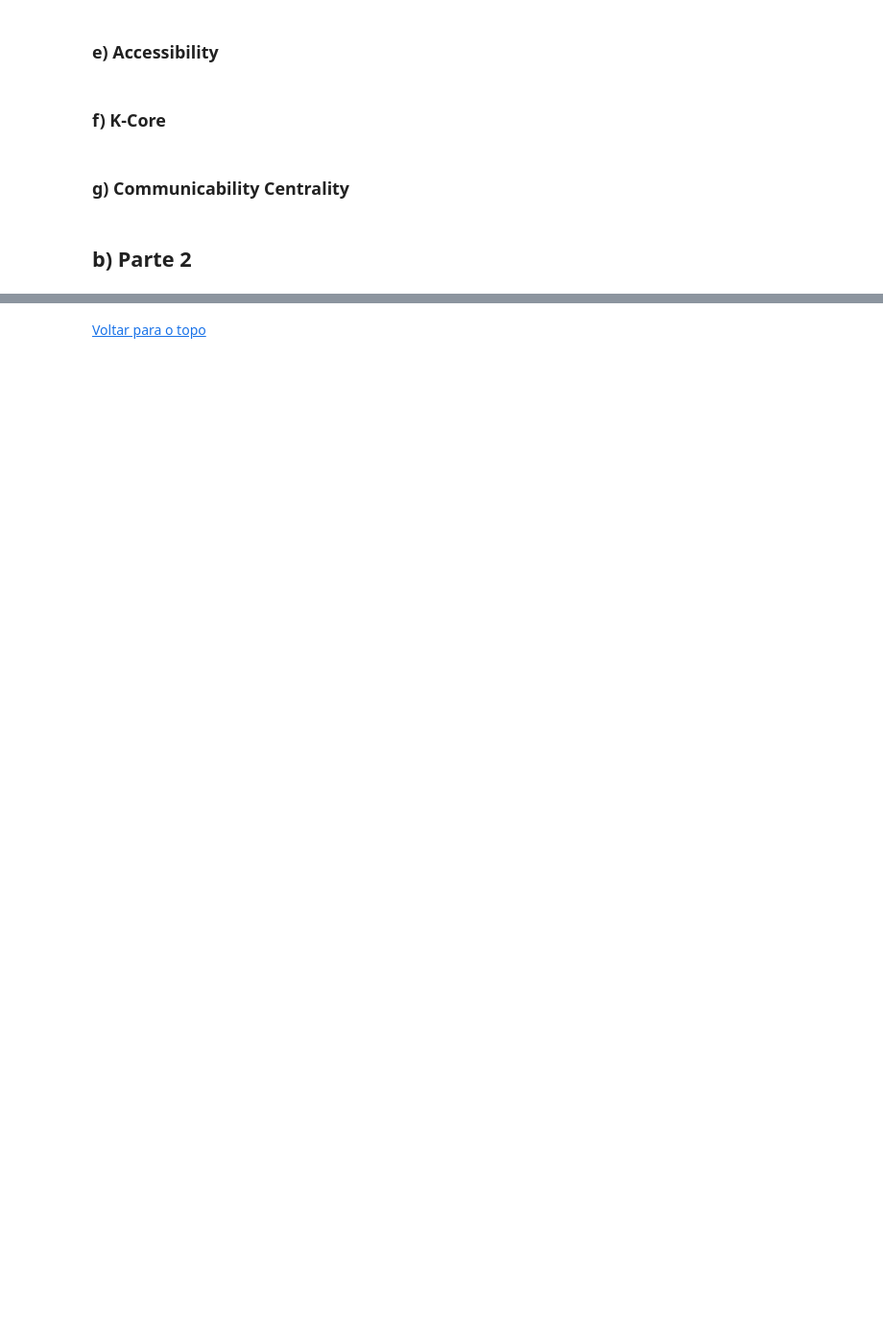
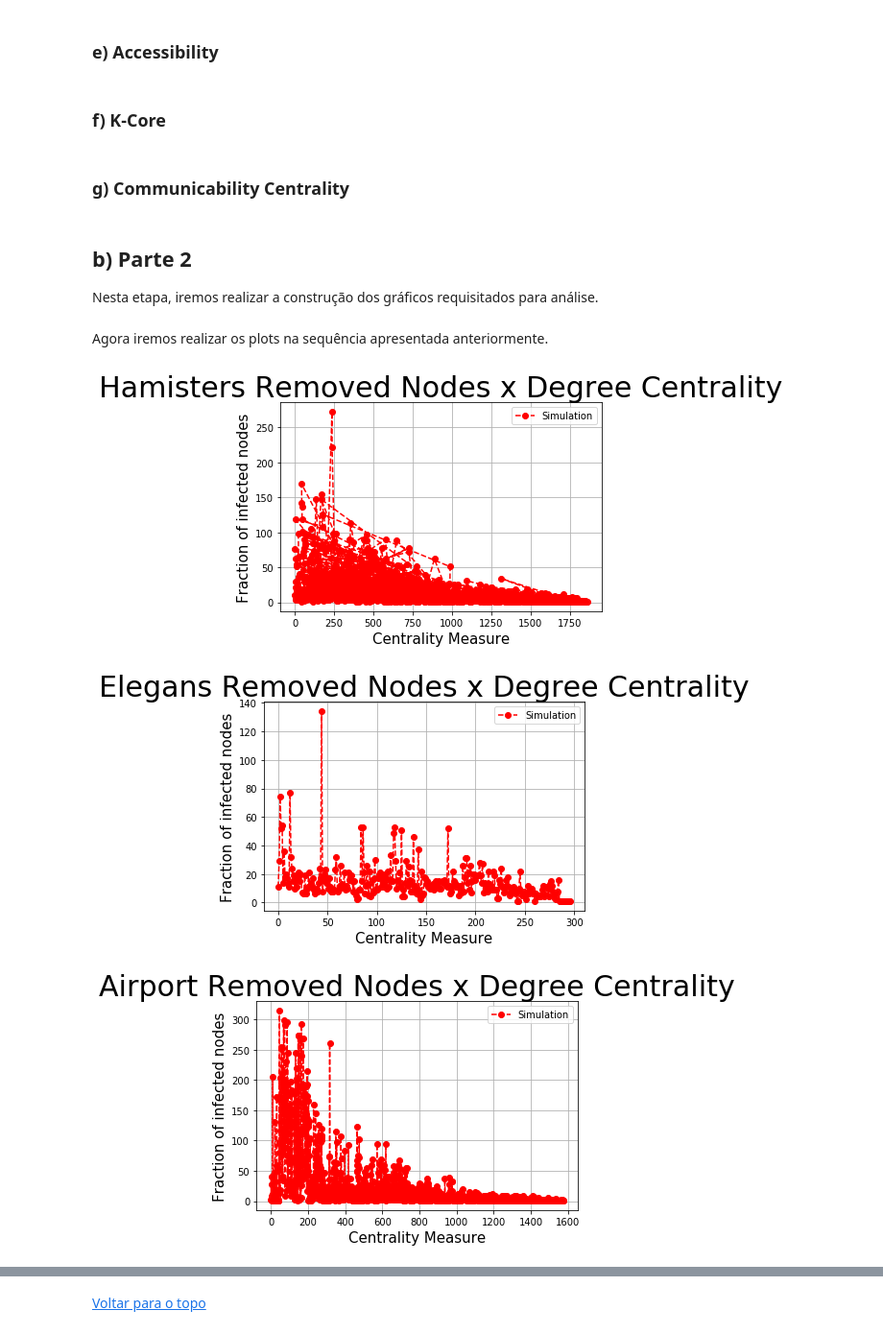
Before and after one commit to Micanga/sme0130_redes_complexas, a Jupyter notebook: Projeto4.ipynb, the cells around one changed output, grey strips where cells are left out. Shown at 96% size. Drawn from its saved outputs; the diff is of its cells as text; code cells hidden in the pictures; blank space fills up the shorter version.

Commit message:
fixing plot bugs

```diff
--- a/Projeto4.ipynb
+++ b/Projeto4.ipynb
@@ -464,6 +488,7 @@ lbda_a, rho_a  = SIR(airport)
 ### a) Degree Centrality
 # %%
-# Calculating the degree centralityvk_hams = dict(hams.degree())
+# Calculating the degree centrality
+vk_hams = dict(hams.degree())
 vk_hams = list(vk_hams.values())
 
 vk_elegans = dict(elegans.degree())
@@ -570,15 +599,27 @@ def comm_cent(G):
 CC_hams = comm_cent(hams)
 CC_elegans = comm_cent(elegans)
 CC_airport = comm_cent(airport)
-# %% [markdown]
-## b) Parte 2
+# %% [markdown]
+## b) Parte 2
+
+Nesta etapa, iremos realizar a construção dos gráficos requisitados para análise.
 # %%
-def plot_rmnodes_mesuare(rmnodes,mesuare,plot_title):
+def plot_rmnodes_measure(rmnodes,measure,plot_title):
     plt.figure()
-    plt.plot(measure, rho, 'ro--', label='Simulation')
+    plt.plot(rmnodes, measure, 'ro--', label='Simulation')
     plt.xlabel("Centrality Measure", fontsize=15)
-    plt.ylabel("Fraction of infected nodes", fontsize=15)[]
+    plt.ylabel("Fraction of infected nodes", fontsize=15)
     plt.legend()
     plt.title(plot_title, fontsize=30)
     plt.grid(True)
     plt.show(True)
+# %% [markdown]
+Agora iremos realizar os plots na sequência apresentada anteriormente.
+# %%
+plot_rmnodes_measure(hams,vk_hams,'Hamisters Removed Nodes x Degree Centrality')
+plot_rmnodes_measure(elegans,vk_elegans,'Elegans Removed Nodes x Degree Centrality')
+plot_rmnodes_measure(airport,vk_airport,'Airport Removed Nodes x Degree Centrality')
+# %% [output]
+[figure, added]
+[figure, added]
+[figure, added]
```
Also changed, not shown: parts of 18 cells of this notebook.
